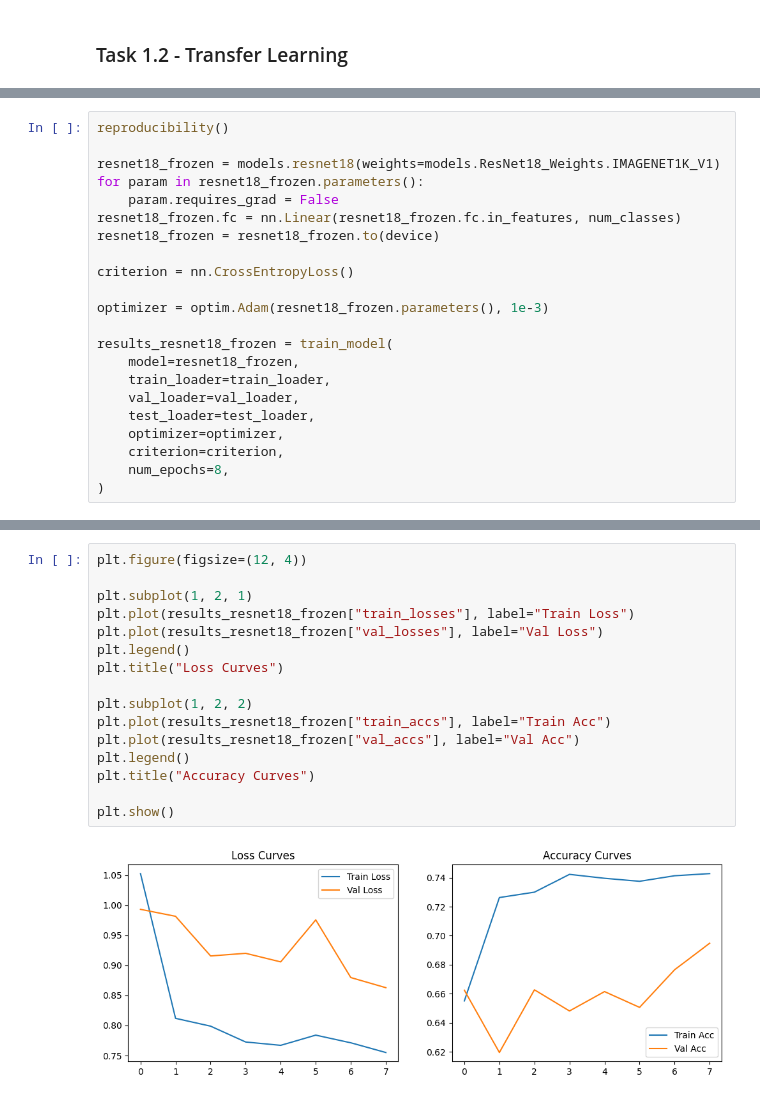
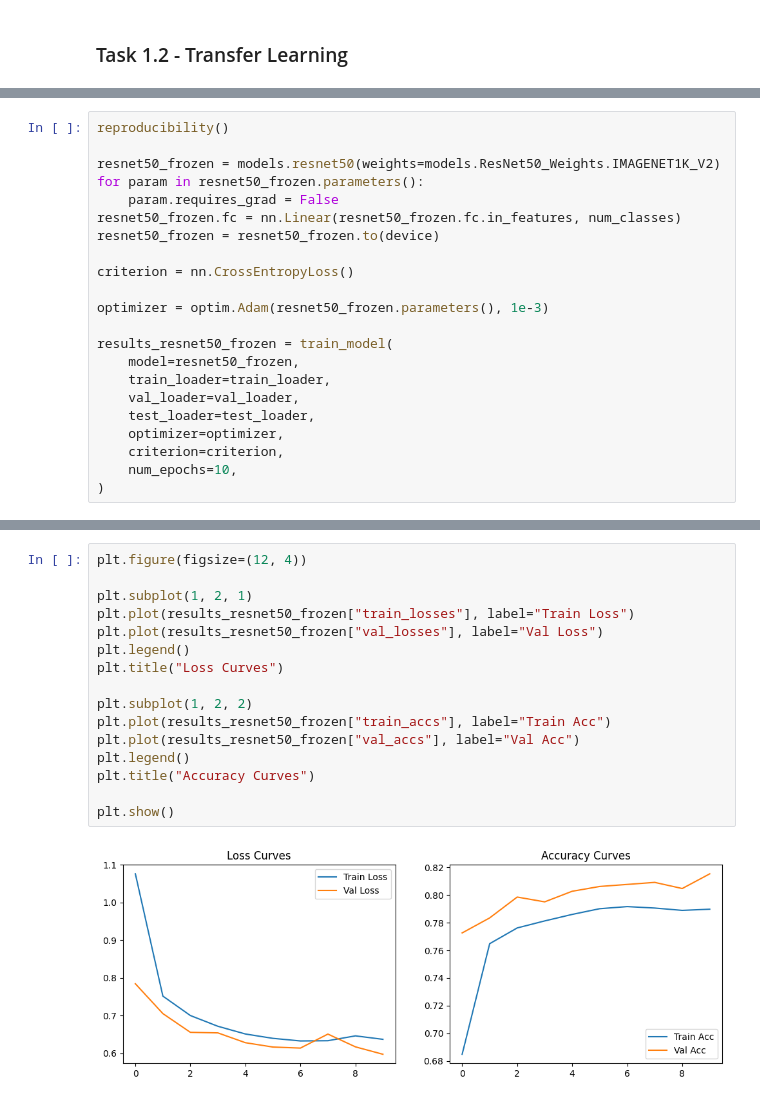
Before and after one commit to dboutzounis/Satellite-Data-Comparative-Study, a Jupyter notebook: satellite_image_classification.ipynb, the cells around one changed output, grey strips where cells are left out. Cells and saved outputs as stored; diff of their text form.

```diff
--- a/satellite_image_classification.ipynb
+++ b/satellite_image_classification.ipynb
@@ -470,24 +472,24 @@ plt.show()
 # %%
 reproducibility()
 
-resnet18_frozen = models.resnet18(weights=models.ResNet18_Weights.IMAGENET1K_V1)
-for param in resnet18_frozen.parameters():
+resnet50_frozen = models.resnet50(weights=models.ResNet50_Weights.IMAGENET1K_V2)
+for param in resnet50_frozen.parameters():
     param.requires_grad = False
-resnet18_frozen.fc = nn.Linear(resnet18_frozen.fc.in_features, num_classes)
-resnet18_frozen = resnet18_frozen.to(device)
+resnet50_frozen.fc = nn.Linear(resnet50_frozen.fc.in_features, num_classes)
+resnet50_frozen = resnet50_frozen.to(device)
 
 criterion = nn.CrossEntropyLoss()
 
-optimizer = optim.Adam(resnet18_frozen.parameters(), 1e-3)
+optimizer = optim.Adam(resnet50_frozen.parameters(), 1e-3)
 
-results_resnet18_frozen = train_model(
-    model=resnet18_frozen,
+results_resnet50_frozen = train_model(
+    model=resnet50_frozen,
     train_loader=train_loader,
     val_loader=val_loader,
     test_loader=test_loader,
     optimizer=optimizer,
     criterion=criterion,
-    num_epochs=8,
+    num_epochs=10,
 )
 # %% [output]
 Random seed set to 42
@@ -504,18 +508,18 @@ Training Time: 2.74 minutes
 # %%
 plt.figure(figsize=(12, 4))
 
 plt.subplot(1, 2, 1)
-plt.plot(results_resnet18_frozen["train_losses"], label="Train Loss")
-plt.plot(results_resnet18_frozen["val_losses"], label="Val Loss")
+plt.plot(results_resnet50_frozen["train_losses"], label="Train Loss")
+plt.plot(results_resnet50_frozen["val_losses"], label="Val Loss")
 plt.legend()
 plt.title("Loss Curves")
 
 plt.subplot(1, 2, 2)
-plt.plot(results_resnet18_frozen["train_accs"], label="Train Acc")
-plt.plot(results_resnet18_frozen["val_accs"], label="Val Acc")
+plt.plot(results_resnet50_frozen["train_accs"], label="Train Acc")
+plt.plot(results_resnet50_frozen["val_accs"], label="Val Acc")
 plt.legend()
 plt.title("Accuracy Curves")
 
 plt.show()
 # %% [output]
-[figure, old version]
+[figure, new version]
```
Also changed, not shown: parts of 3 cells of this notebook.
